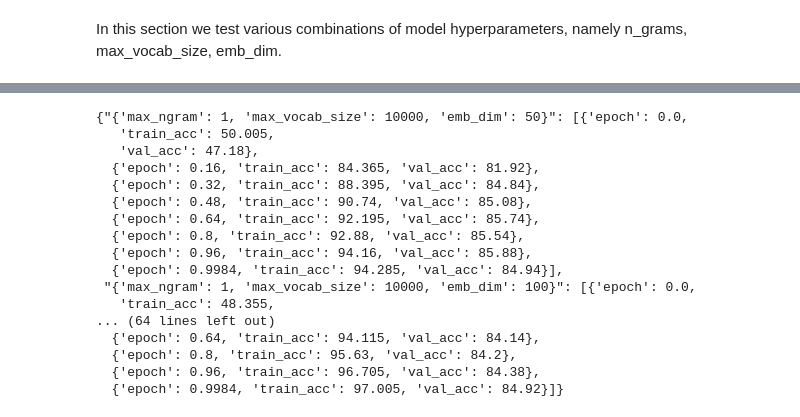
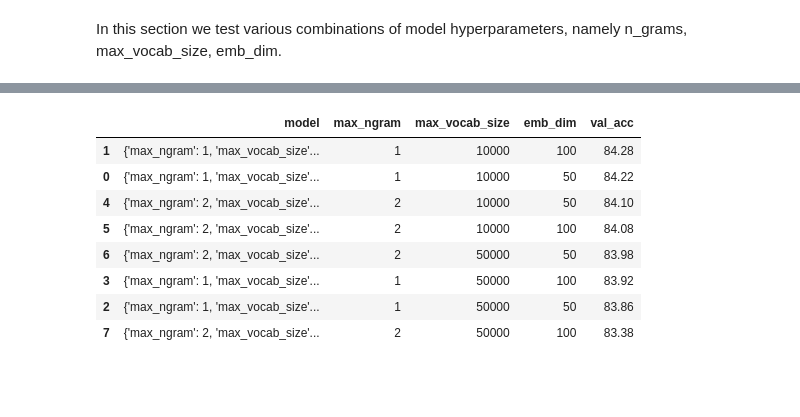
Before and after one commit to nyjgary/nlp-sentiment-analysis, a Jupyter notebook: nlp-sentiment-analysis.ipynb, the cells around one changed output, grey strips where cells are left out. Cells and saved outputs as stored; diff of their text form; code cells hidden in the pictures; blank space fills up the shorter version.

```diff
--- a/nlp-sentiment-analysis.ipynb
+++ b/nlp-sentiment-analysis.ipynb
@@ -678,20 +676,15 @@ model_hyparams_val_acc
-# %%
-model_hyparams_experiments
-# %% [output]
-{"{'max_ngram': 1, 'max_vocab_size': 10000, 'emb_dim': 50}": [{'epoch': 0.0,
-   'train_acc': 50.005,
-   'val_acc': 47.18},
-  {'epoch': 0.16, 'train_acc': 84.365, 'val_acc': 81.92},
-  {'epoch': 0.32, 'train_acc': 88.395, 'val_acc': 84.84},
-  {'epoch': 0.48, 'train_acc': 90.74, 'val_acc': 85.08},
-  {'epoch': 0.64, 'train_acc': 92.195, 'val_acc': 85.74},
-  {'epoch': 0.8, 'train_acc': 92.88, 'val_acc': 85.54},
-  {'epoch': 0.96, 'train_acc': 94.16, 'val_acc': 85.88},
-  {'epoch': 0.9984, 'train_acc': 94.285, 'val_acc': 84.94}],
- "{'max_ngram': 1, 'max_vocab_size': 10000, 'emb_dim': 100}": [{'epoch': 0.0,
-   'train_acc': 48.355,
-... (64 lines left out)
-  {'epoch': 0.64, 'train_acc': 94.115, 'val_acc': 84.14},
-  {'epoch': 0.8, 'train_acc': 95.63, 'val_acc': 84.2},
-  {'epoch': 0.96, 'train_acc': 96.705, 'val_acc': 84.38},
-  {'epoch': 0.9984, 'train_acc': 97.005, 'val_acc': 84.92}]}
+# %%
+results_filename = 'experiment_results/model_hyperparameter_experiments_2018-10-04_22_42_17.csv'
+model_hyparams_experiments = pkl.load(open(results_filename, "rb"))
+model_hyparams_val_acc = print_val_accuracy(model_hyparams_experiments, split_name=True)
+model_hyparams_val_acc
+# %% [output]
+|  | model | max_ngram | max_vocab_size | emb_dim | val_acc |
+| 1 | {'max_ngram': 1, 'max_vocab_size'... | 1 | 10000 | 100 | 84.28 |
+| 0 | {'max_ngram': 1, 'max_vocab_size'... | 1 | 10000 | 50 | 84.22 |
+| 4 | {'max_ngram': 2, 'max_vocab_size'... | 2 | 10000 | 50 | 84.10 |
+| 5 | {'max_ngram': 2, 'max_vocab_size'... | 2 | 10000 | 100 | 84.08 |
+| 6 | {'max_ngram': 2, 'max_vocab_size'... | 2 | 50000 | 50 | 83.98 |
+| 3 | {'max_ngram': 1, 'max_vocab_size'... | 1 | 50000 | 100 | 83.92 |
+| 2 | {'max_ngram': 1, 'max_vocab_size'... | 1 | 50000 | 50 | 83.86 |
+| 7 | {'max_ngram': 2, 'max_vocab_size'... | 2 | 50000 | 100 | 83.38 |
```
Also changed, not shown: parts of 5 cells of this notebook.
